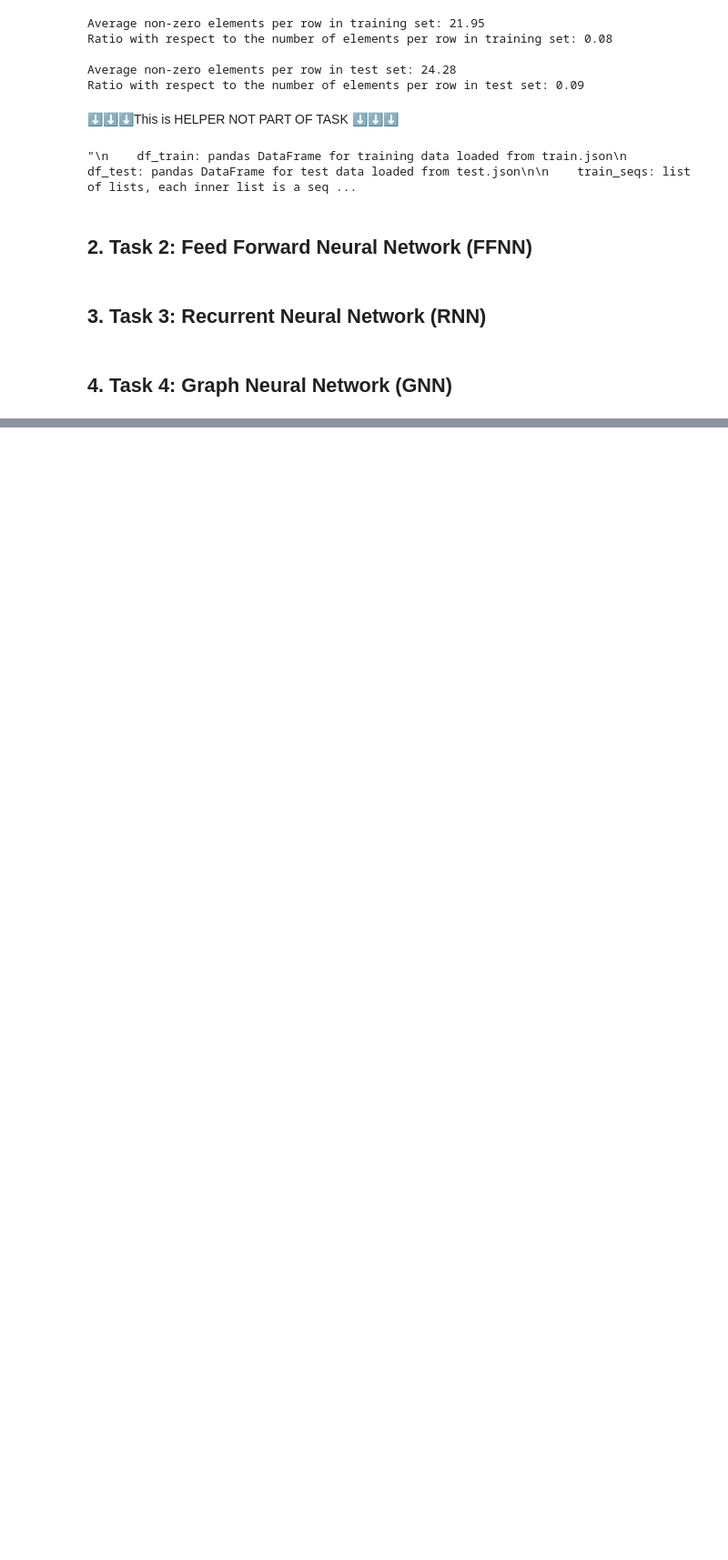
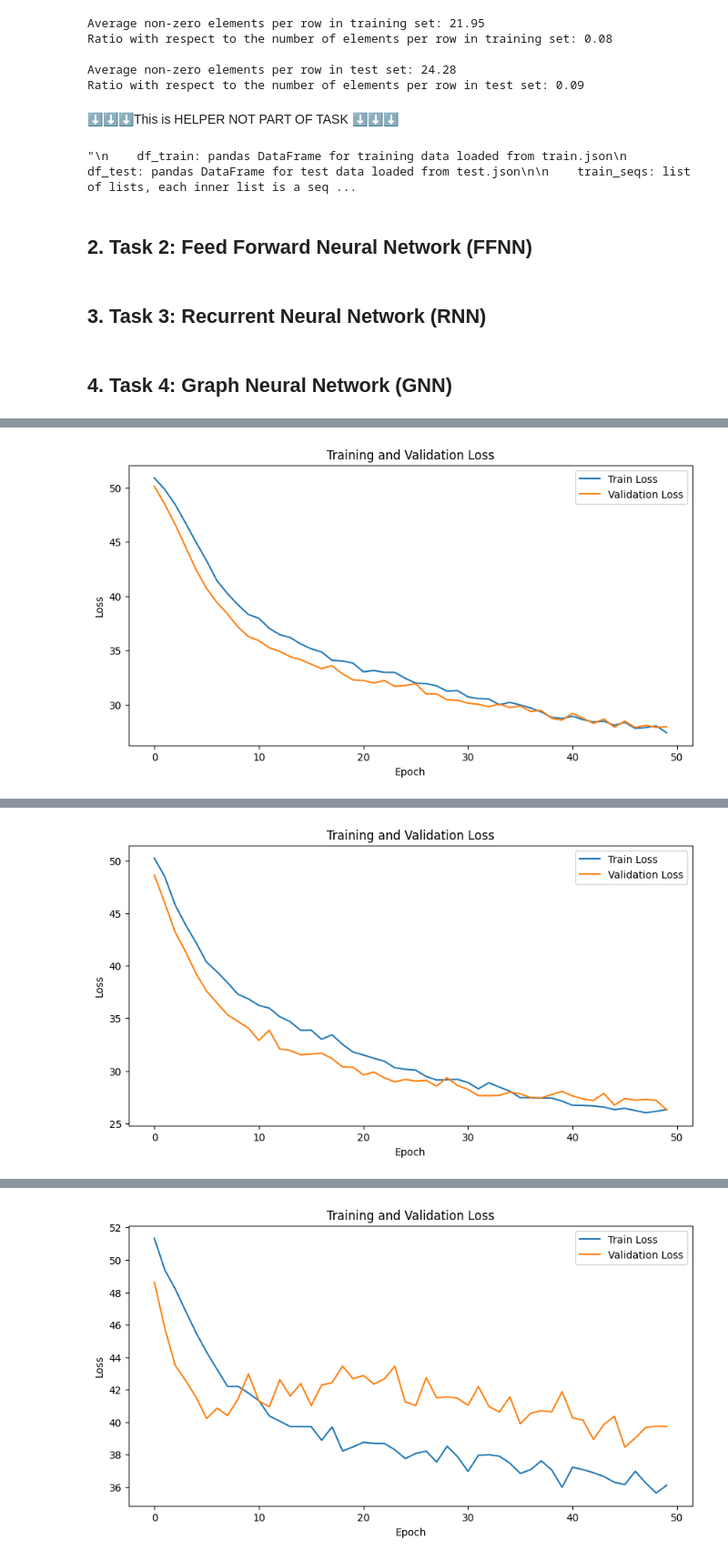
Before and after one commit to ai4cyb/ai4cyb, a Jupyter notebook: lab2/src/lab2.ipynb, the cells around one changed output, grey strips where cells are left out. Shown at 91% size. Drawn from its saved outputs; the diff is of its cells as text; code cells hidden in the pictures; blank space fills up the shorter version.

```diff
--- a/lab2/src/lab2.ipynb
+++ b/lab2/src/lab2.ipynb
@@ -221,0 +597,29 @@ Ratio with respect to the number of elements per row in test set: 0.09
+# %%
+device = torch.device("cuda" if torch.cuda.is_available() else "cpu")
+print(device)
+
+num_epochs = 50
+learning_rate = 0.0001
+weight_decay = 1e-4
+embed_dim = 64
+hidden_dim = 64
+output_dim = 2
+num_node_types = len(api_to_id)
+
+criterion = nn.CrossEntropyLoss(weight=class_weights.to(device))
+
+# GCN
+GCNmodel = GCN(num_node_types, embed_dim, hidden_dim, output_dim).to(device)
+optimizer = optim.Adam(GCNmodel.parameters(), lr=learning_rate, weight_decay=weight_decay)
+training_loop(GCNmodel, train_loader, val_loader, train_dataset, val_dataset, device, optimizer, num_epochs, criterion)
+
+# GraphSAGE
+GraphSAGEmodel = GraphSAGE(num_node_types, embed_dim, hidden_dim, output_dim).to(device)
+optimizer = optim.Adam(GraphSAGEmodel.parameters(), lr=learning_rate, weight_decay=weight_decay)
+training_loop(GraphSAGEmodel, train_loader, val_loader, train_dataset, val_dataset, device, optimizer, num_epochs, criterion)
+
+# GAT
+GATmodel = GAT(num_node_types, embed_dim, hidden_dim, output_dim, heads=4).to(device)
+optimizer = optim.Adam(GATmodel.parameters(), lr=learning_rate, weight_decay=weight_decay)
+training_loop(GATmodel, train_loader, val_loader, train_dataset, val_dataset, device, optimizer, num_epochs, criterion)
+# %% [output]
@@ -221,0 +630 @@ Ratio with respect to the number of elements per row in test set: 0.09
+[figure, added]
@@ -221,0 +634 @@ Ratio with respect to the number of elements per row in test set: 0.09
+[figure, added]
@@ -221,0 +638 @@ Ratio with respect to the number of elements per row in test set: 0.09
+[figure, added]
```
Also changed, not shown: parts of 11 cells of this notebook.
